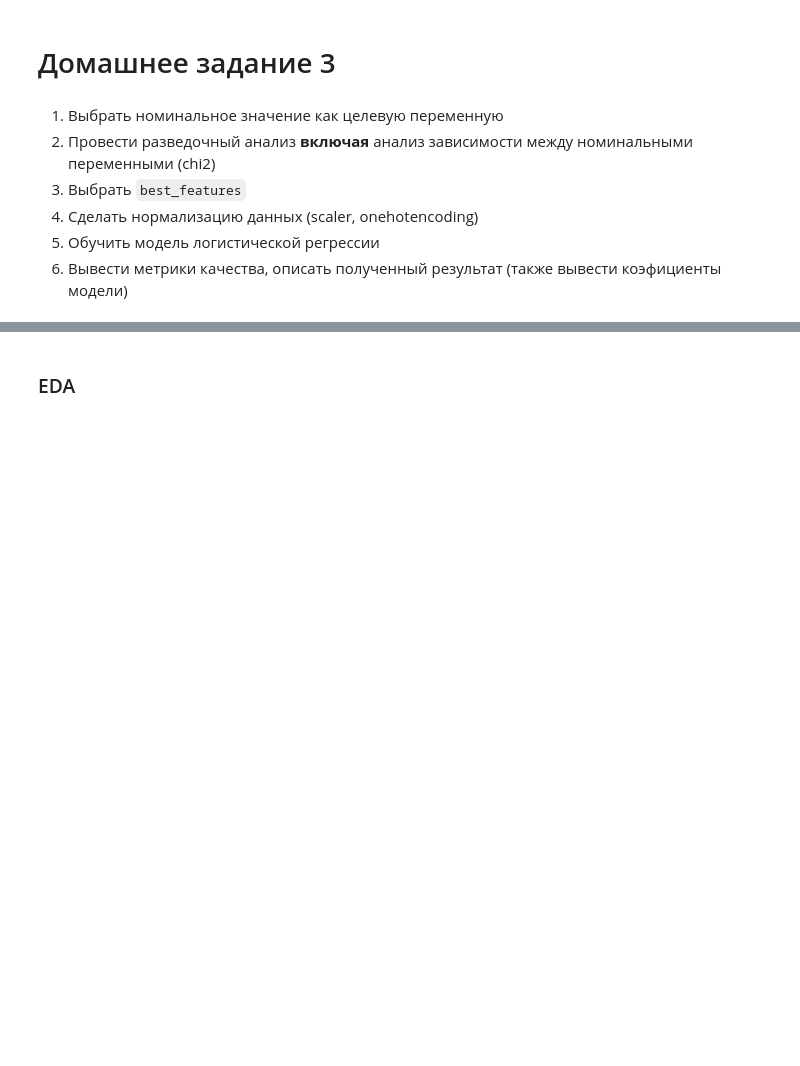
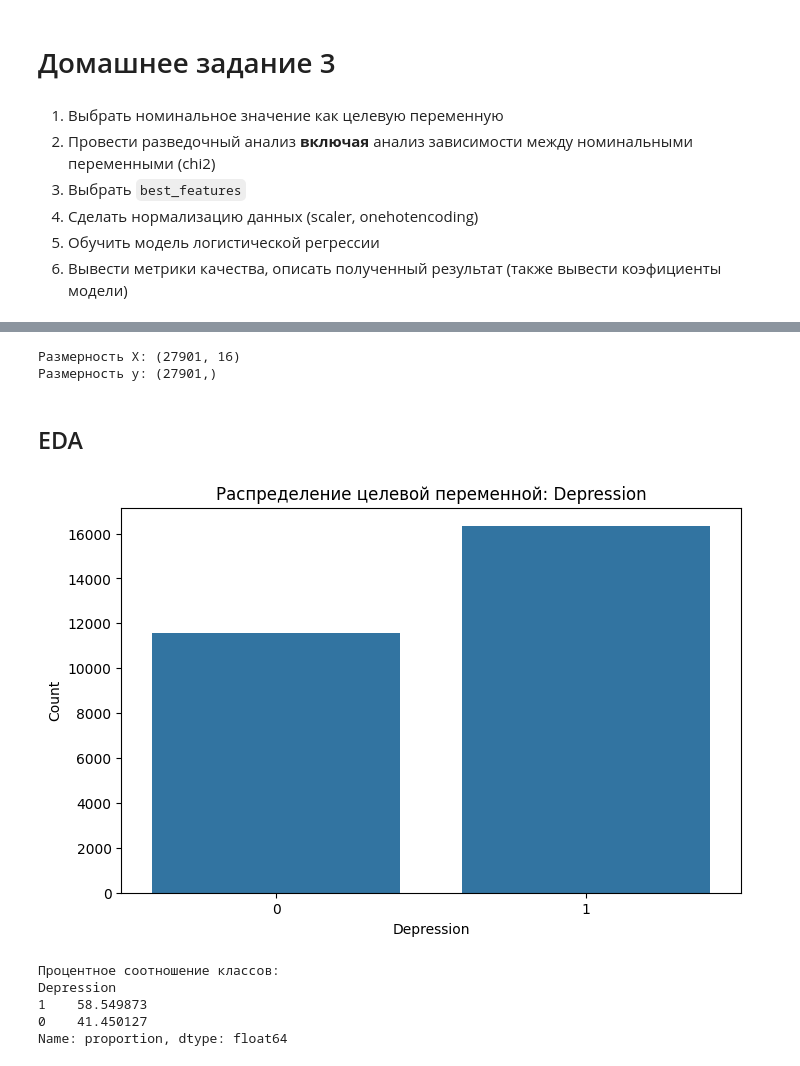
Before and after one commit to Dmtrvna/MML, a Jupyter notebook: Практика-3.ipynb, the cells around one changed output, grey strips where cells are left out. Cells and saved outputs as stored; diff of their text form; code cells hidden in the pictures; blank space fills up the shorter version.

```diff
--- a/Практика-3.ipynb
+++ b/Практика-3.ipynb
@@ -17,0 +45,7 @@ df = pd.read_csv()
+# %%
+df = pd.read_csv("/content/student_depression_dataset.csv")
+
+# Удаление лишних столбцов
+df = df.drop(columns=['id'])
+
+df.info()
@@ -17,0 +70,9 @@ df = pd.read_csv()
+# %%
+# Преобразование категориальных признаков в category
+categorical = ["Gender", "City", "Profession", "Sleep Duration", "Dietary Habits",
+               "Degree", "Have you ever had suicidal thoughts ?", "Financial Stress", "Family History of Mental Illness"]
+
+for col in categorical:
+    df[col] = df[col].astype('category')
+
+df.info()
@@ -17,0 +103,10 @@ df = pd.read_csv()
+# %%
+# y - целевая переменная, X - зависимые переменные
+y = df['Depression']
+X = df.drop('Depression', axis=1)
+
+print('Размерность X:', X.shape)
+print('Размерность y:', y.shape)
+# %% [output]
+Размерность X: (27901, 16)
+Размерность y: (27901,)
@@ -18,2 +121,2 @@ df = pd.read_csv()
 # %% [markdown]
-### EDA
+## EDA
@@ -23,0 +123,19 @@ best_features = []
+# %%
+# Визуализация распределения целевой переменной
+plt.figure(figsize=(8, 5))
+sns.countplot(x=y)
+plt.title('Распределение целевой переменной: Depression')
+plt.xlabel('Depression')
+plt.ylabel('Count')
+plt.show()
+
+# Процентное соотношение
+print("\nПроцентное соотношение классов:")
+print(y.value_counts(normalize=True) * 100)
+# %% [output]
+[figure, added]
+Процентное соотношение классов:
+Depression
+1    58.549873
+0    41.450127
+Name: proportion, dtype: float64
```
Also changed, not shown: parts of 39 cells of this notebook.
